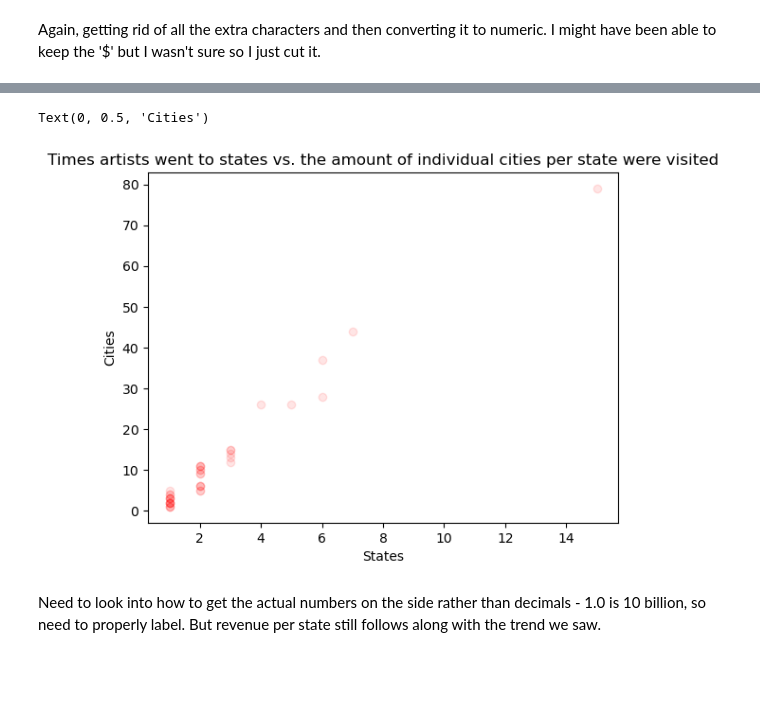
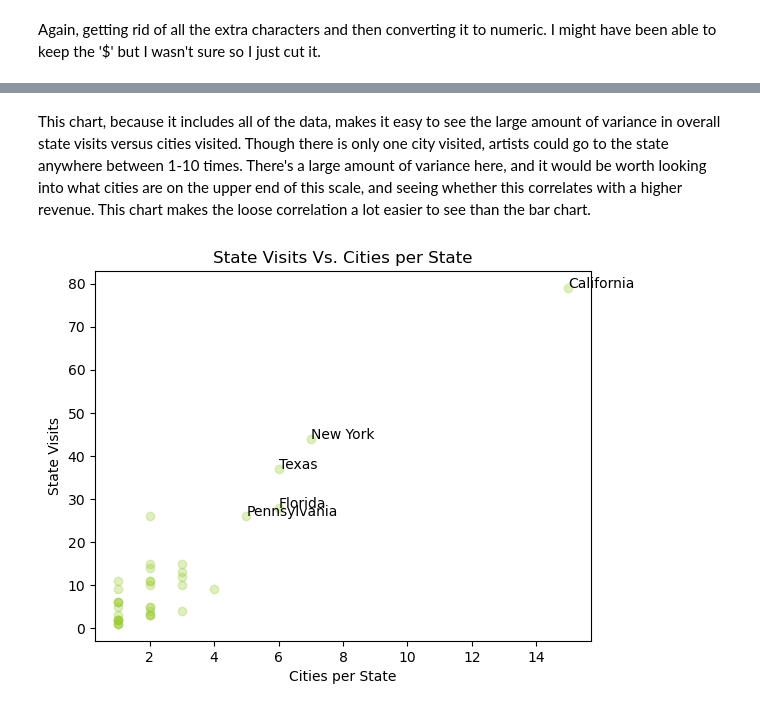
Before and after one commit to cbauer21kent/data-emat, a Jupyter notebook: Bauer_Final_Report.ipynb, the cells around one changed output, grey strips where cells are left out. Cells and saved outputs as stored; diff of their text form; code cells hidden in the pictures; blank space fills up the shorter version.

```diff
--- a/Bauer_Final_Report.ipynb
+++ b/Bauer_Final_Report.ipynb
@@ -343,5 +237,5 @@ Really funky way of finally merging all of the dataframes together
 # %%
-tours_merged_df = pd.merge(pd.merge(pd.merge(pd.merge(pd.merge(hs_merged, ej_tours, how = 'outer'), divide_merged, how='outer'), coldplay_merged, how = 'outer'), u2_tour_df, how = 'outer'), eras_tour_merged, how = 'outer')
+tours_merged_df = pd.concat([divide_merged, coldplay_merged, u2_tour_df, eras_tour_merged, hs_merged, ej_tours])
 tours_merged_df.head()
 # %% [output]
 |  | Date | City | Country | Venue | Attendance | Revenue | Artist |
@@ -519,3 +320,3 @@ Creating a dataframe that counts the instances of each state appearing in the da
 # %%
-state_count_df = tours_merged_df['State'].value_counts().rename_axis('State').reset_index(name='Count')
-# state_count_df
+state_count_df = tours_merged_df['State'].value_counts().rename_axis('State').reset_index(name='State Num')
+state_count_df.head(3)
@@ -548,3 +340,3 @@ Using that dataframe, we count the number of times that each state appears, ther
 # %%
-num_cities_count_df = unique_cities['State'].value_counts().rename_axis('State').reset_index(name='Count')
+num_cities_count_df = unique_cities['State'].value_counts().rename_axis('State').reset_index(name='Cities Num')
 # num_cities_count_df
@@ -567,0 +356,3 @@ So, this is nearly unreadable because of how large it is. But trying to mask the
+# %%
+analysis_df = pd.merge(pd.merge(pd.merge(state_count_df, num_cities_count_df, how = 'inner'), state_att_df, how = 'inner'), state_rev_df, how = 'inner')
+# cities_states_merged
@@ -584,9 +390,13 @@ This is not displaying correctly, there's less than 38 points. Also, it's a lot
+# %% [markdown]
+This chart, because it includes all of the data, makes it easy to see the large amount of variance in overall state visits versus cities visited. Though there is only one city visited, artists could go to the state anywhere between 1-10 times. There's a large amount of variance here, and it would be worth looking into what cities are on the upper end of this scale, and seeing whether this correlates with a higher revenue. This chart makes the loose correlation a lot easier to see than the bar chart.
 # %%
 fig3, ax3 = plt.subplots()
-ax3.scatter(num_cities_count_df['Count'], state_count_df['Count'], color = 'red', alpha = 0.1, label = "Times states were visited")
-ax3.set_title("Times artists went to states vs. the amount of individual cities per state were visited")
-ax3.set_xlabel("States")
-ax3.set_ylabel("Cities")
+ax3.scatter(analysis_df['Cities Num'], analysis_df['State Num'], color = 'yellowgreen', alpha = 0.3, label = "Times states were visited")
+ax3.set_title("State Visits Vs. Cities per State")
+ax3.set_xlabel("Cities per State")
+ax3.set_ylabel("State Visits")
+
+analysis_df[['Cities Num', 'State Num', 'State']].head(5).apply(lambda x: ax3.text(*x),axis=1)
+plt.show()
 # %% [output]
-Text(0, 0.5, 'Cities')
-[figure, old version]
+[figure, new version]
@@ -597,2 +402,0 @@ state_rev_df = state_rev_df.sort_values(by='Revenue', ascending = False)
-# %% [markdown]
-Need to look into how to get the actual numbers on the side rather than decimals - 1.0 is 10 billion, so need to properly label. But revenue per state still follows along with the trend we saw.
```
Also changed, not shown: parts of 156 cells of this notebook.
